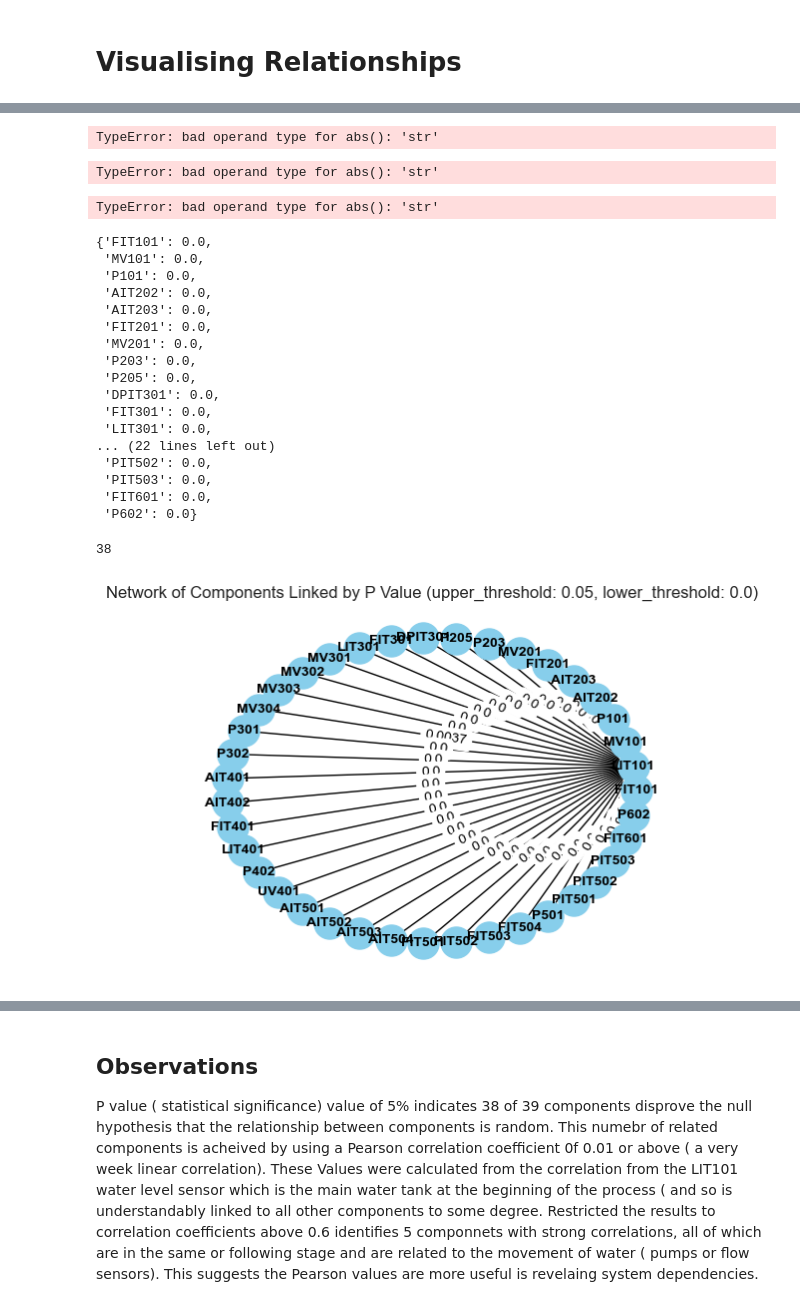
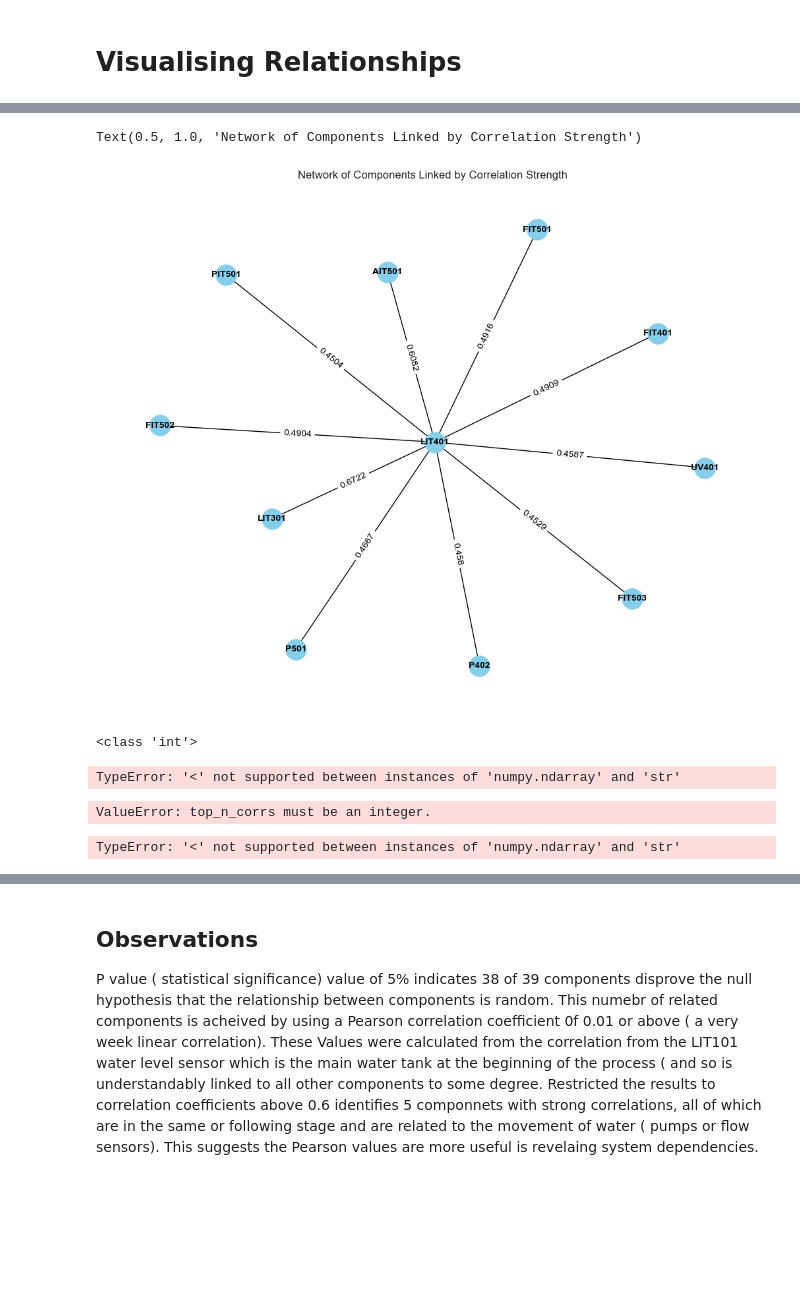
Before and after one commit to lozferatu/MSc-Project, a Jupyter notebook: Wrangling Code/first_exploration.ipynb, the cells around one changed output, grey strips where cells are left out. Saved outputs shown, nothing was run; the diff lists cells and outputs as text; code cells hidden in the pictures; blank space fills up the shorter version.

```diff
--- a/Wrangling Code/first_exploration.ipynb
+++ b/Wrangling Code/first_exploration.ipynb
@@ -405,0 +488,2 @@ TypeError: bad operand type for abs(): 'str'
+# %%
+strongest_correlations = components['LIT401'].get_strongest_correlated_components('linear', top_n_corrs =10)
@@ -406,40 +505,39 @@ TypeError: bad operand type for abs(): 'str'
+# %%
+G = nx.Graph()
+# Add nodes (components) and edges ( correlation)
+for component, correlation in strongest_correlations.items():
+    G.add_node(component, correlation_strength=correlation)
+    G.add_edge('LIT401', component, weight= correlation)
+
+# Set up the layout for the graph
+pos = nx.spring_layout(G)
+
+# Draw the network graph
+plt.figure(figsize=(10, 8))
+nx.draw(G, pos, with_labels=True, node_size=500, node_color='skyblue', font_size=10, font_weight='bold')
+
+# Draw the edge labels (correlation strengths)
+edge_labels = nx.get_edge_attributes(G, 'weight')
+nx.draw_networkx_edge_labels(G, pos, edge_labels=edge_labels)
+
+# Set title
+plt.title("Network of Components Linked by Correlation Strength")
+# %% [output]
+Text(0.5, 1.0, 'Network of Components Linked by Correlation Strength')
+[figure, added]
+# %%
+components['LIT301'].plot_comparison_network( top_n_corrs= 3)
+# %% [output]
+<class 'int'>
+TypeError: '<' not supported between instances of 'numpy.ndarray' and 'str'
 # %%
-specific_component.plot_network('correlation_matrix', 0.05, 1, nx.circular_layout )
+components['LIT401'].plot_comparison_network(0.5, 1, nx.circular_layout )
 # %% [output]
-TypeError: bad operand type for abs(): 'str'
+ValueError: top_n_corrs must be an integer.
-# %%
-len(specific_component.get_correlated_components('linear', 0.6, 1))
-# %% [output]
-TypeError: bad operand type for abs(): 'str'
-# %%
-specific_component.plot_network('correlation_matrix', 0.6, 1, nx.circular_layout )
-# %% [output]
-TypeError: bad operand type for abs(): 'str'
-# %%
-specific_component.get_correlated_components_p_value('linear', 0.0, 0.05)
-# %% [output]
-{'FIT101': 0.0,
- 'MV101': 0.0,
- 'P101': 0.0,
- 'AIT202': 0.0,
- 'AIT203': 0.0,
- 'FIT201': 0.0,
- 'MV201': 0.0,
- 'P203': 0.0,
- 'P205': 0.0,
- 'DPIT301': 0.0,
- 'FIT301': 0.0,
- 'LIT301': 0.0,
-... (22 lines left out)
- 'PIT502': 0.0,
- 'PIT503': 0.0,
- 'FIT601': 0.0,
- 'P602': 0.0}
-# %%
- len(specific_component.get_correlated_components_p_value('linear', 0.0, 0.05))
-# %% [output]
-38
-# %%
-specific_component.plot_network('correlation_p_value', 0.0, 0.05, nx.circular_layout )
-# %% [output]
-[figure, removed]
+# %%
+linear_corr_dict_1 = components['LIT301'].get_strongest_correlated_components('linear', top_n_corrs =4)
+non_linear_corr_dict_1 = components['LIT301'].get_strongest_correlated_components('non_linear', top_n_corrs =4)
+linear_corr_dict_2 = components['LIT401'].get_strongest_correlated_components('linear', top_n_corrs =4)
+non_linear_corr_dict_2 = components['LIT401'].get_strongest_correlated_components('non_linear', top_n_corrs =4)
+# %% [output]
+TypeError: '<' not supported between instances of 'numpy.ndarray' and 'str'
```
Also changed, not shown: parts of 48 cells of this notebook, 4 other files.
